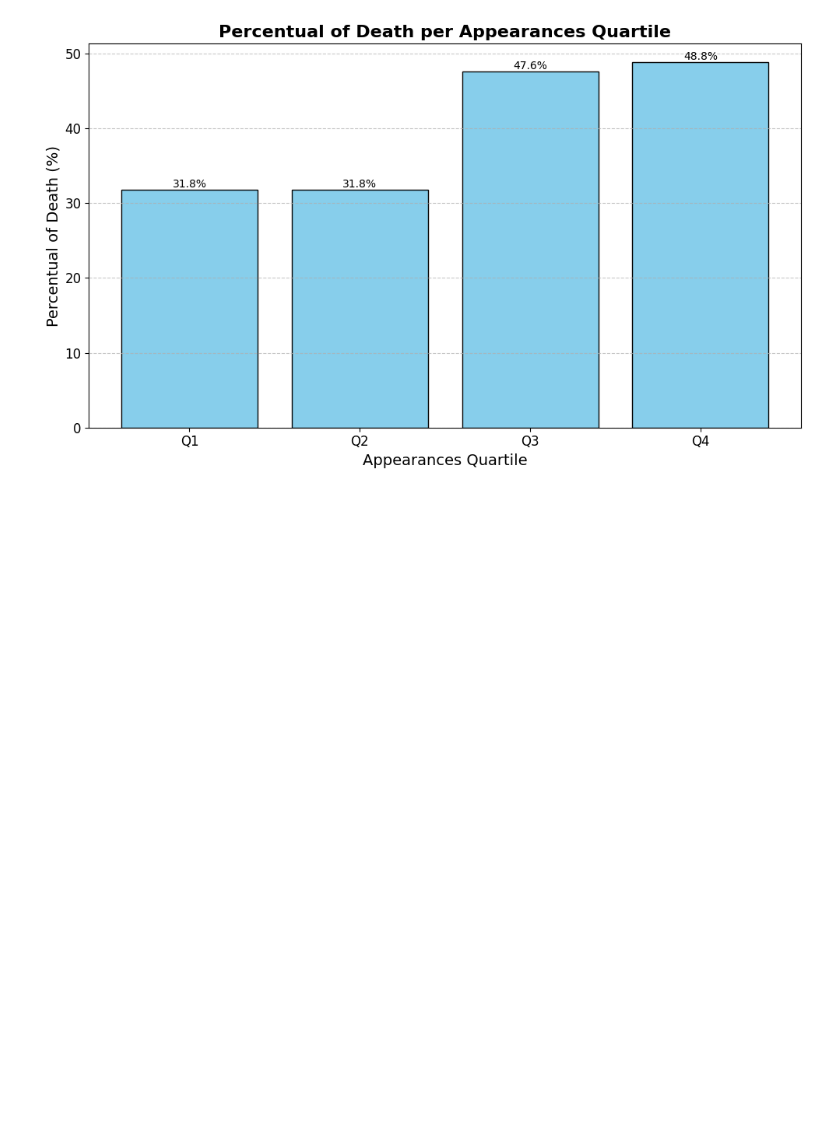
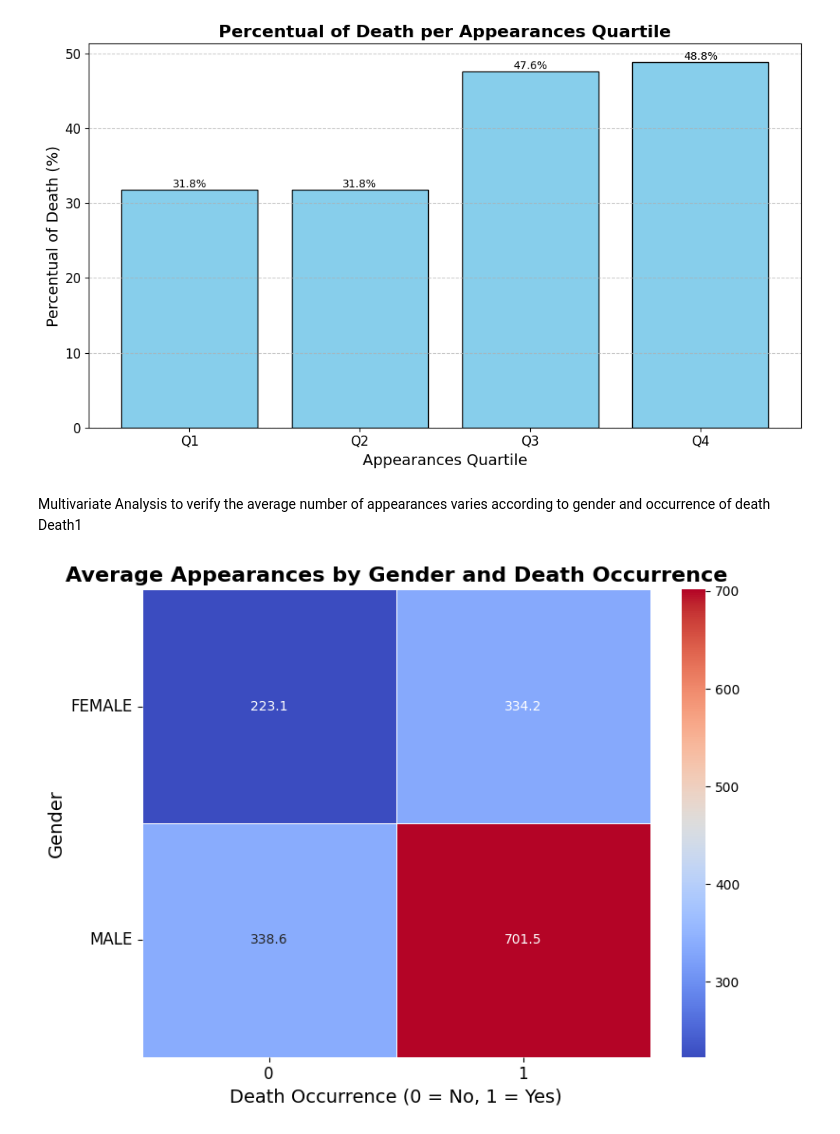
Before and after one commit to viktoruebelhart/avengers, a Jupyter notebook: avengers.ipynb, the cells around one changed output. Cells and saved outputs as stored; diff of their text form; code cells hidden in the pictures; blank space fills up the shorter version.

```diff
--- a/avengers.ipynb
+++ b/avengers.ipynb
@@ -732,3 +732,25 @@ plt.tight_layout()
 plt.show()
 # %% [output]
 [figure]
+# %% [markdown]
+Multivariate Analysis to verify the average number of appearances varies according to gender and occurrence of death Death1
+# %%
+# Perform a multivariate analysis to calculate the average appearances by gender and death occurrence
+heatmap_data = df.groupby(['Gender', 'Death1'])['Appearances'].mean().unstack()
+
+# Plot the heatmap
+plt.figure(figsize=(8, 6))
+sns.heatmap(heatmap_data, annot=True, fmt=".1f", cmap="coolwarm", cbar=True, linewidths=0.5)
+
+# Add labels and title
+plt.title('Average Appearances by Gender and Death Occurrence', fontsize=16, fontweight='bold')
+plt.xlabel('Death Occurrence (0 = No, 1 = Yes)', fontsize=14)
+plt.ylabel('Gender', fontsize=14)
+plt.xticks(fontsize=12)
+plt.yticks(fontsize=12, rotation=0)
+
+# Display the plot
+plt.tight_layout()
+plt.show()
+# %% [output]
+[figure, added]
```
